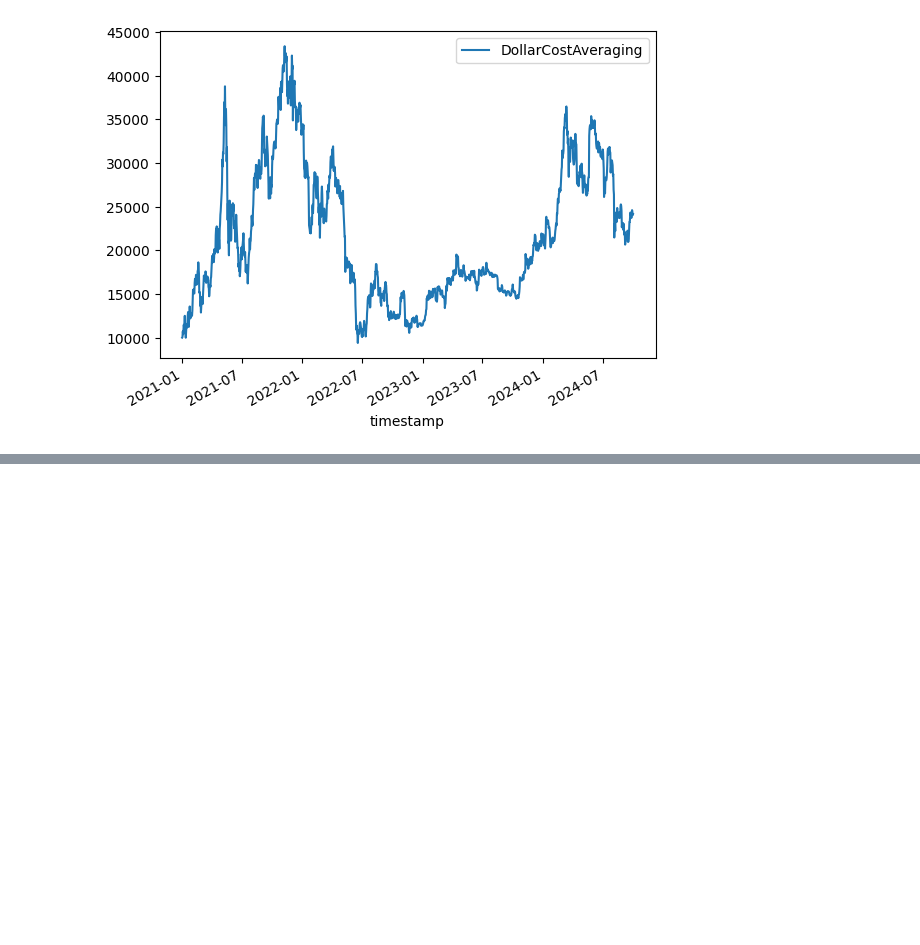
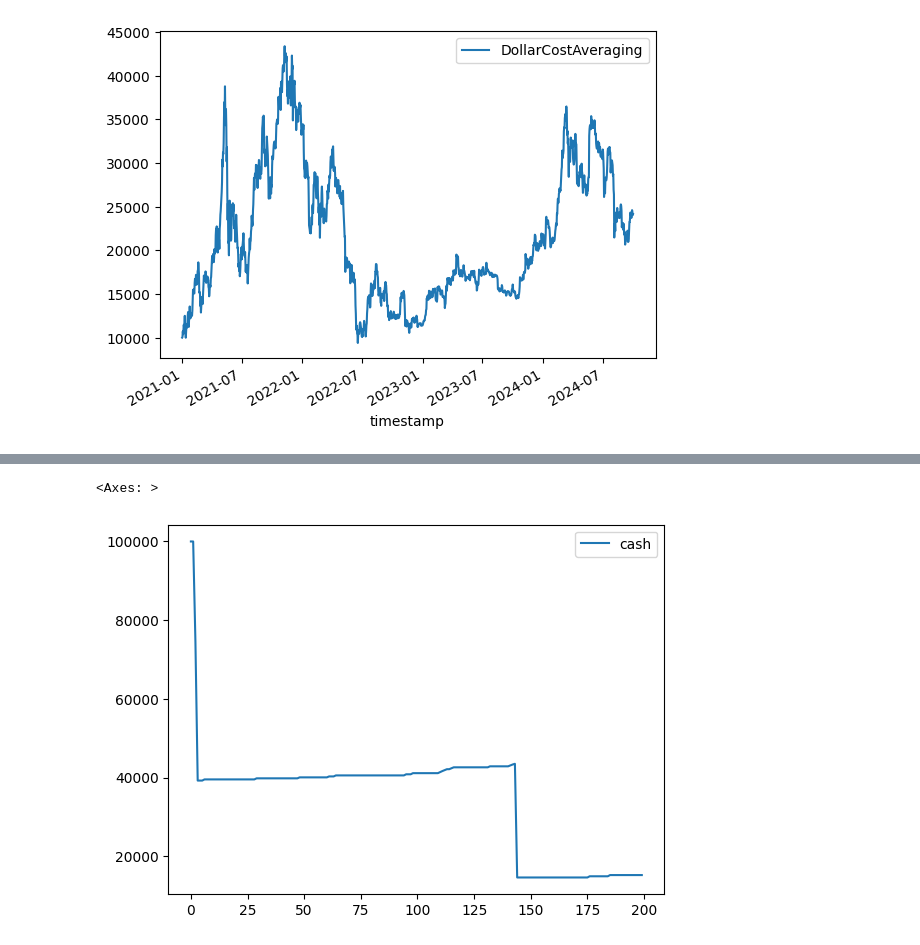
Before and after one commit to AxelGard/cira-examples, a Jupyter notebook: nn_simple.ipynb, the cells around one changed output, grey strips where cells are left out. Cells and saved outputs as stored; diff of their text form; code cells hidden in the pictures; blank space fills up the shorter version.

```diff
--- a/nn_simple.ipynb
+++ b/nn_simple.ipynb
@@ -172,0 +179,5 @@ pd.DataFrame({"allocation":np.array(strat.allocation).cumsum()}).plot()
+# %%
+pd.DataFrame({"cash":np.array(strat.cash_balance)}).plot()
+# %% [output]
+<Axes: >
+[figure, added]
```
Also changed, not shown: parts of 7 cells of this notebook.
